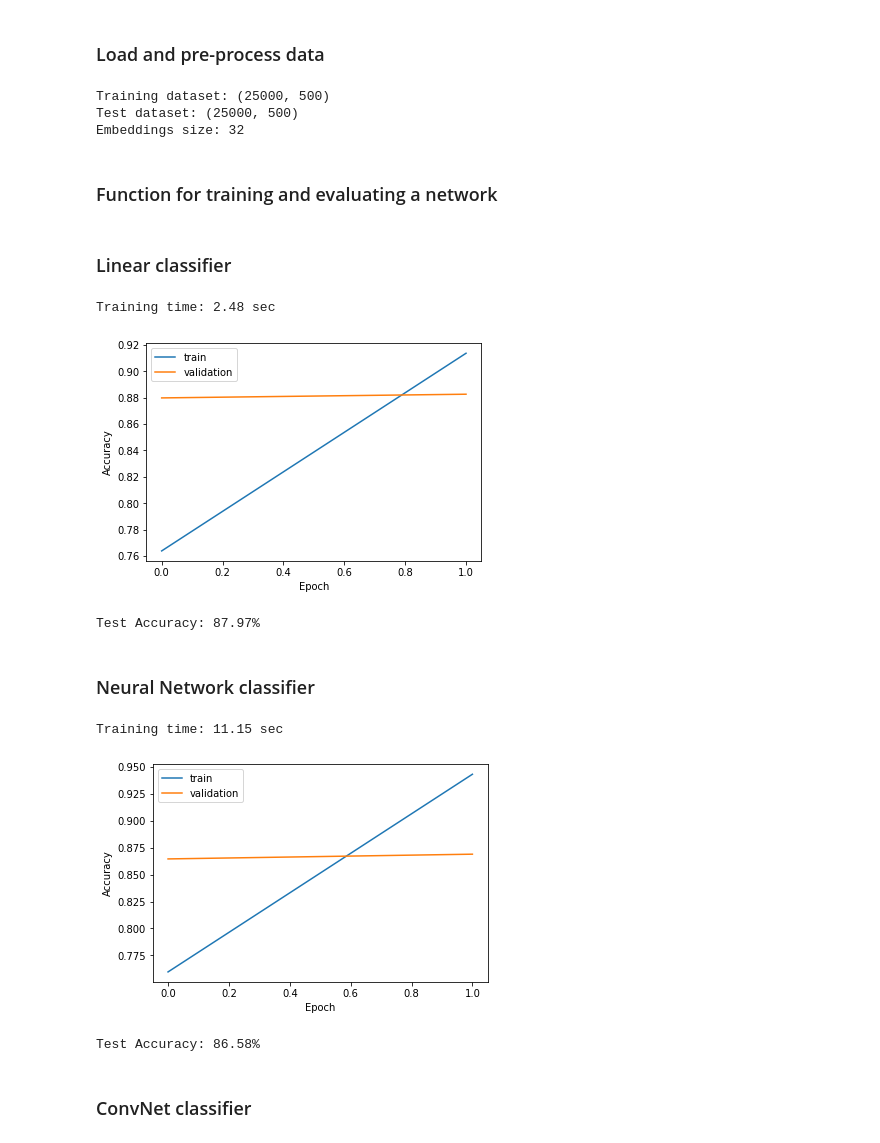
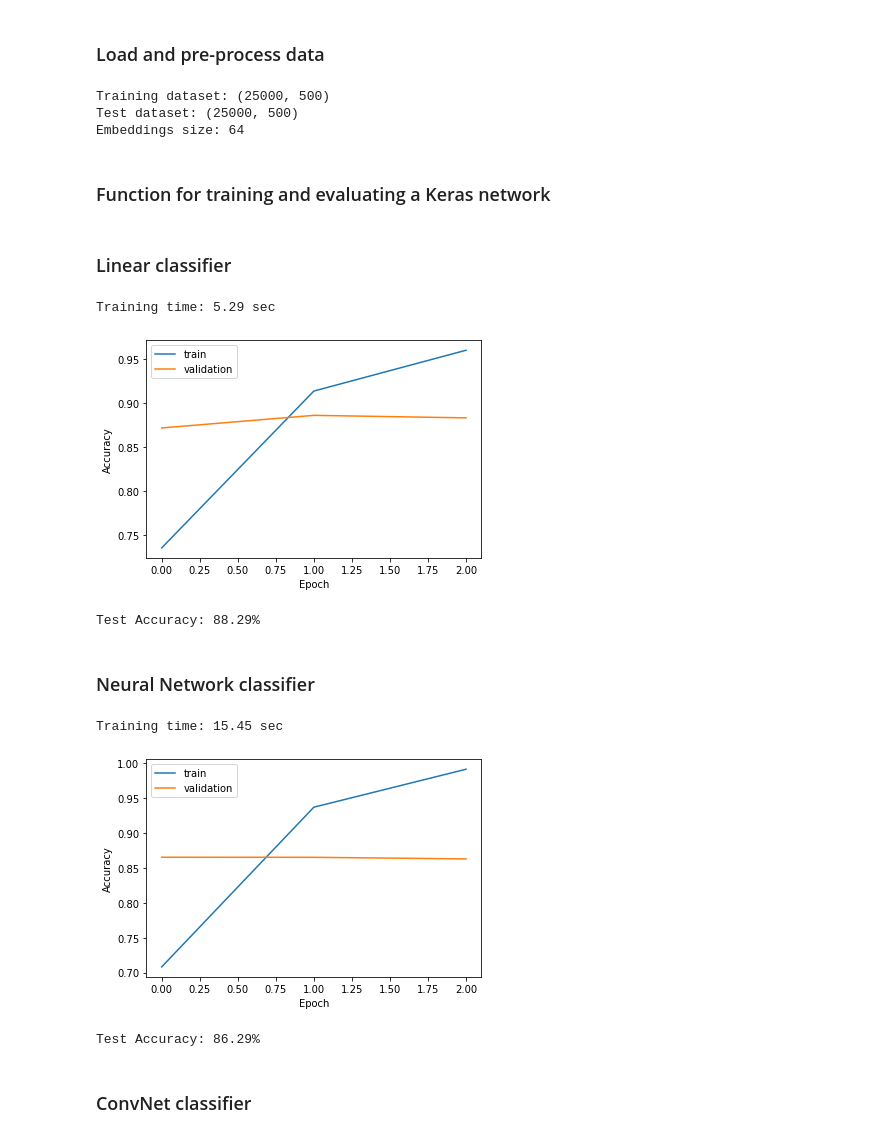
Before and after one commit to jhagelback/ml-sk, a Jupyter notebook: Keras/IMDB sentiment analysis.ipynb, the cells around one changed output. Drawn from its saved outputs; the diff is of its cells as text; code cells hidden in the pictures.

```diff
--- a/Keras/IMDB sentiment analysis.ipynb
+++ b/Keras/IMDB sentiment analysis.ipynb
@@ -63,19 +64,22 @@ x_test = sequence.pad_sequences(x_test, maxlen=max_words)
 print("Training dataset:",x_train.shape)
 print("Test dataset:",x_test.shape)
 
-embedding_size = 32 # 32
+embedding_size = 64 # 32
 print("Embeddings size:", embedding_size)
 # %% [output]
 Training dataset: (25000, 500)
 Test dataset: (25000, 500)
-Embeddings size: 32
+Embeddings size: 64
 # %% [markdown]
-<h3>Function for training and evaluating a network</h3>
+<h3>Function for training and evaluating a Keras network</h3>
 # %%
-def train_and_evaluate(model, no_epochs=8):
+def train_and_evaluate(model, no_epochs=5):
+    filepath="weights_best.hdf5"
+    checkpoint = ModelCheckpoint(filepath, monitor='val_accuracy', verbose=0, save_best_only=True, mode='max',save_weights_only=True)
+
     # Train model
     start = time.time()
-    history = model.fit(x_train, y_train, epochs=no_epochs, batch_size=32, validation_split=0.2, verbose=0)
+    history = model.fit(x_train, y_train, epochs=no_epochs, batch_size=256, verbose=0, validation_data=(x_test,y_test), callbacks=[checkpoint])
     end = time.time()
     print("Training time: {0:.2f} sec".format(end-start))
 
@@ -96,15 +100,15 @@ def train_and_evaluate(model, no_epochs=8):
 # %%
 model = Sequential()
 model.add(Embedding(input_dim=top_words, output_dim=embedding_size, input_length=max_words))
 model.add(Flatten())
 model.add(Dense(1, activation="sigmoid"))
-model.compile(loss="binary_crossentropy", optimizer=Adam(learning_rate=0.001), metrics=["accuracy"])
+model.compile(loss="binary_crossentropy", optimizer=Adam(learning_rate=0.002), metrics=["accuracy"])
 
-train_and_evaluate(model, no_epochs=2)
+train_and_evaluate(model, no_epochs=3)
 # %% [output]
-Training time: 2.48 sec
+Training time: 5.29 sec
-[figure, old version]
+[figure, new version]
-Test Accuracy: 87.97%
+Test Accuracy: 88.29%
 # %% [markdown]
 <h3>Neural Network classifier</h3>
 # %%
@@ -114,13 +118,13 @@ model.add(Flatten())
 model.add(Dense(128, activation="relu"))
 model.add(Dropout(0.4))
 model.add(Dense(1, activation="sigmoid"))
-model.compile(loss="binary_crossentropy", optimizer=Adam(learning_rate=0.001), metrics=["accuracy"])
+model.compile(loss="binary_crossentropy", optimizer=Adam(learning_rate=0.002), metrics=["accuracy"])
 
-train_and_evaluate(model, no_epochs=2)
+train_and_evaluate(model, no_epochs=3)
 # %% [output]
-Training time: 11.15 sec
+Training time: 15.45 sec
-[figure, old version]
+[figure, new version]
-Test Accuracy: 86.58%
+Test Accuracy: 86.29%
 # %% [markdown]
 <h3>ConvNet classifier</h3>
 # %%
```
Also changed, not shown: parts of 18 cells of this notebook.
